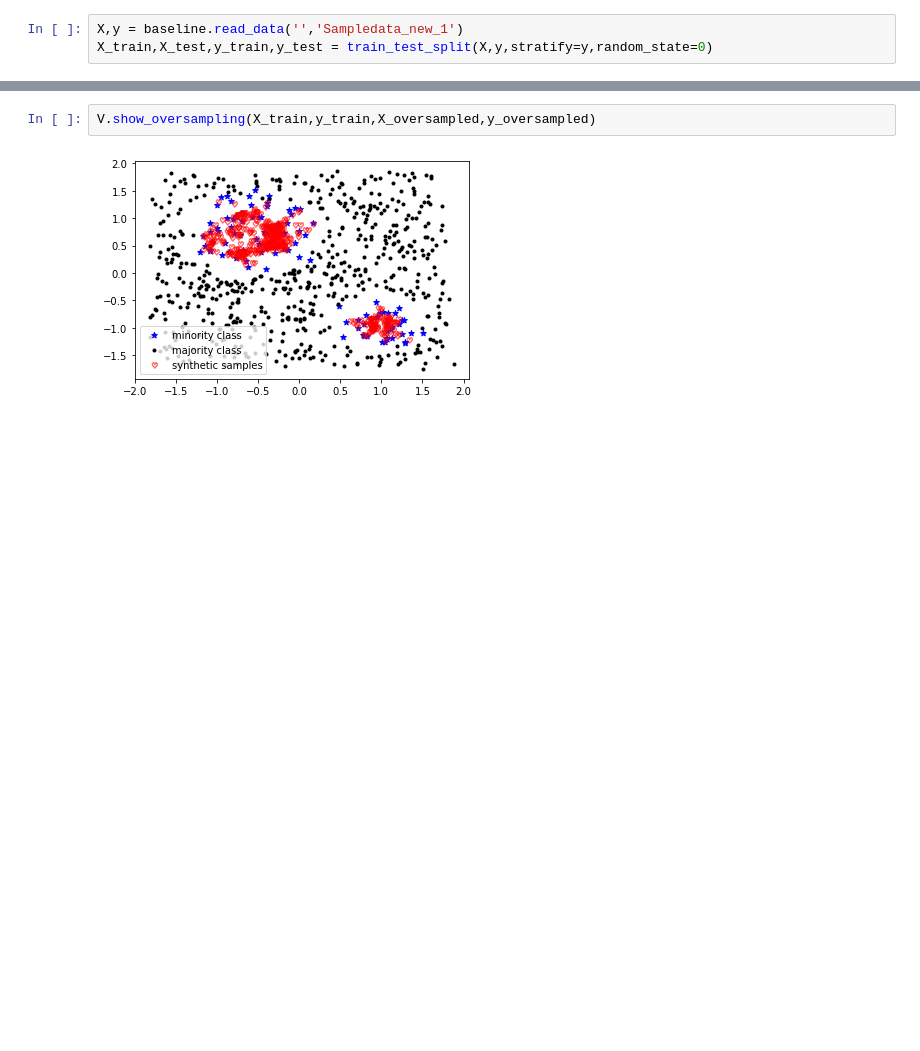
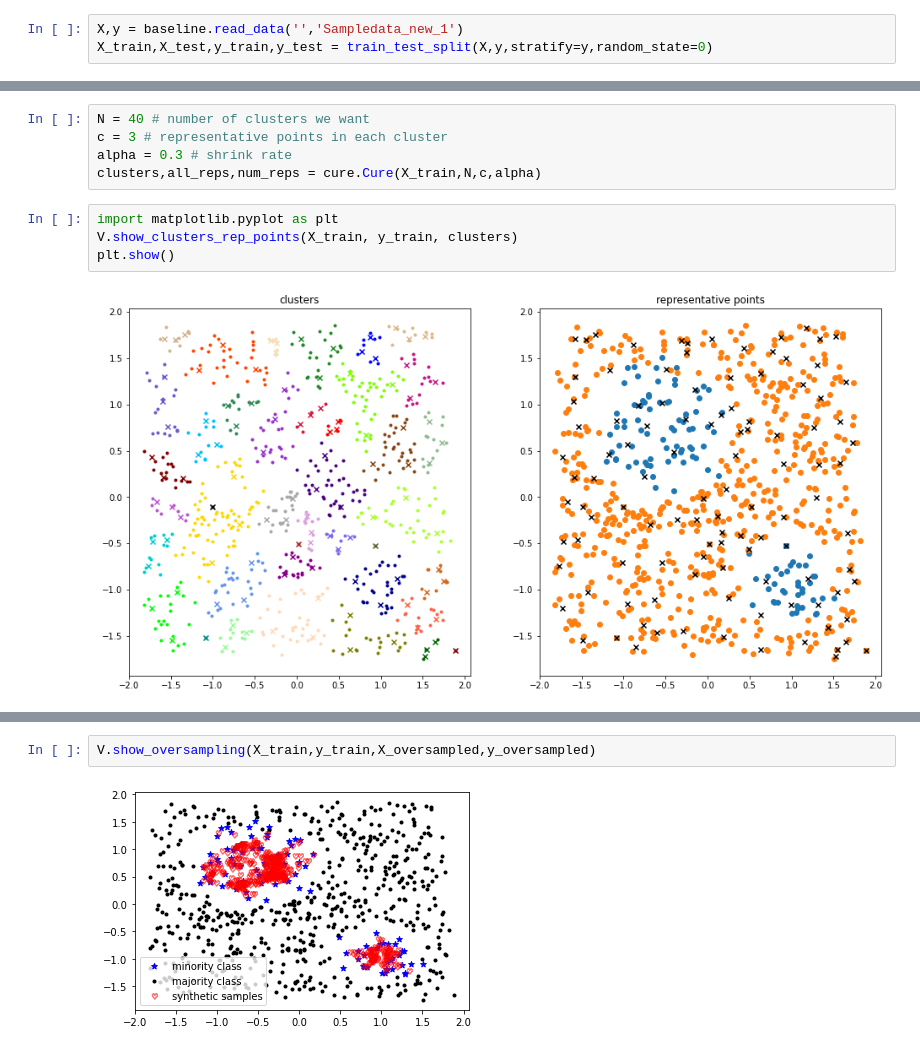
Before and after one commit to ghostqriver/AROSS, a Jupyter notebook: 10.9 Baseline implementation.ipynb, the cells around one changed output, grey strips where cells are left out. Saved outputs shown, nothing was run; the diff lists cells and outputs as text; blank space fills up the shorter version.

```diff
--- a/10.9 Baseline implementation.ipynb
+++ b/10.9 Baseline implementation.ipynb
@@ -61,0 +75,11 @@ X_train,X_test,y_train,y_test = train_test_split(X,y,stratify=y,random_state=0)
+# %%
+N = 40 # number of clusters we want
+c = 3 # representative points in each cluster
+alpha = 0.3 # shrink rate
+clusters,all_reps,num_reps = cure.Cure(X_train,N,c,alpha)
+# %%
+import matplotlib.pyplot as plt
+V.show_clusters_rep_points(X_train, y_train, clusters)
+plt.show()
+# %% [output]
+[figure, added]
```
Also changed, not shown: parts of 20 cells of this notebook, 2 other files.
